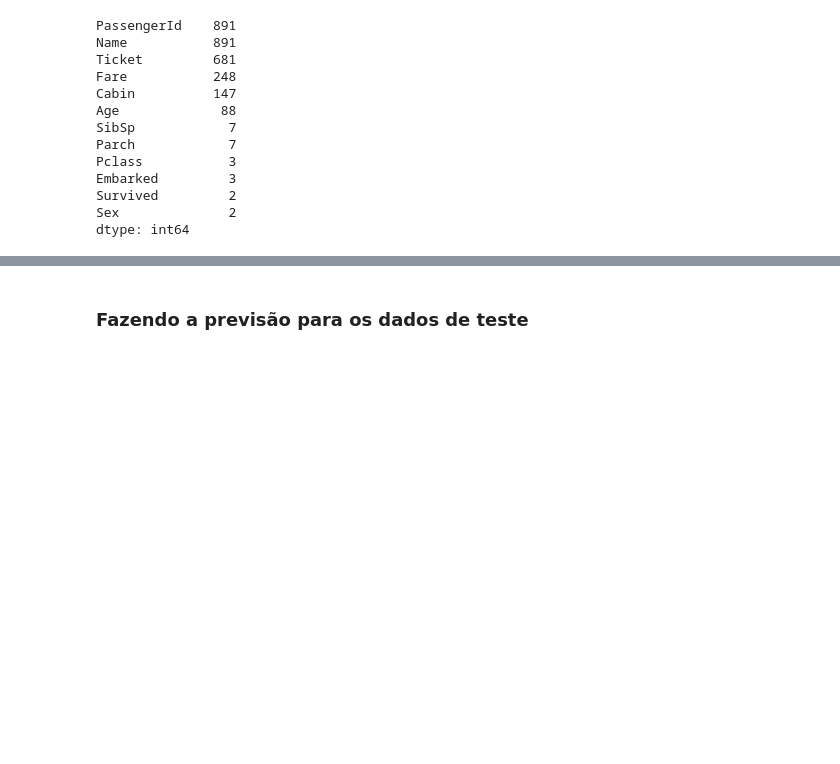
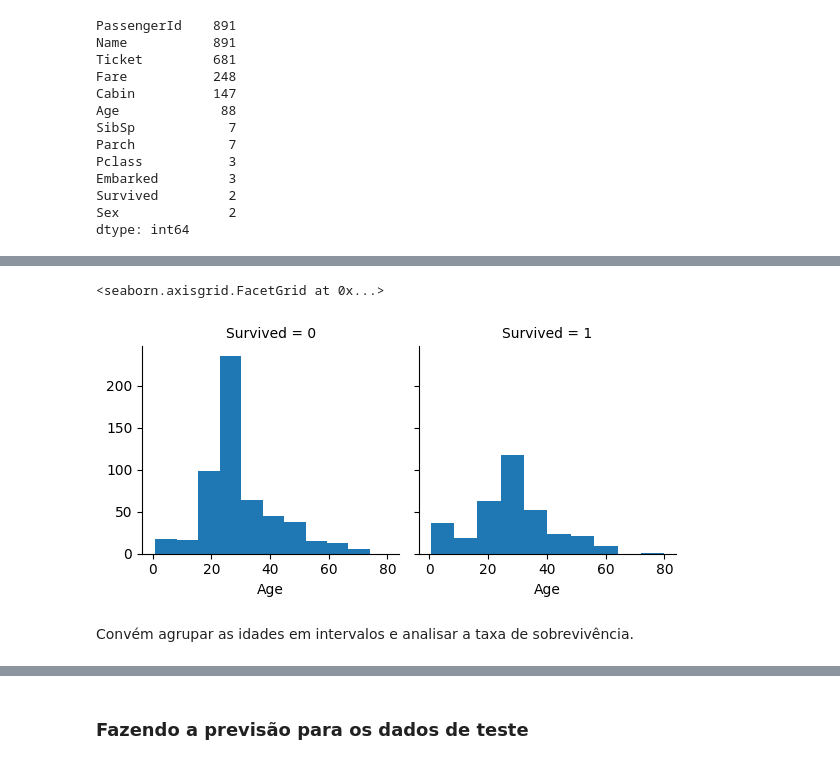
Before and after one commit to davilxn/Titanic---ml, a Jupyter notebook: titanic_sink_v4.ipynb, the cells around one changed output, grey strips where cells are left out. Saved outputs shown, nothing was run; the diff lists cells and outputs as text; code cells hidden in the pictures; blank space fills up the shorter version.

```diff
--- a/titanic_sink_v4.ipynb
+++ b/titanic_sink_v4.ipynb
@@ -483,0 +270,8 @@ cm.score(x_validacao, y_validacao)
+# %%
+age = sns.FacetGrid(treino, col='Survived')
+age.map(plt.hist, 'Age')
+# %% [output]
+<seaborn.axisgrid.FacetGrid at 0x...>
+[figure, added]
+# %% [markdown]
+Convém agrupar as idades em intervalos e analisar a taxa de sobrevivência.
```
Also changed, not shown: parts of 124 cells of this notebook, 5 other files.
